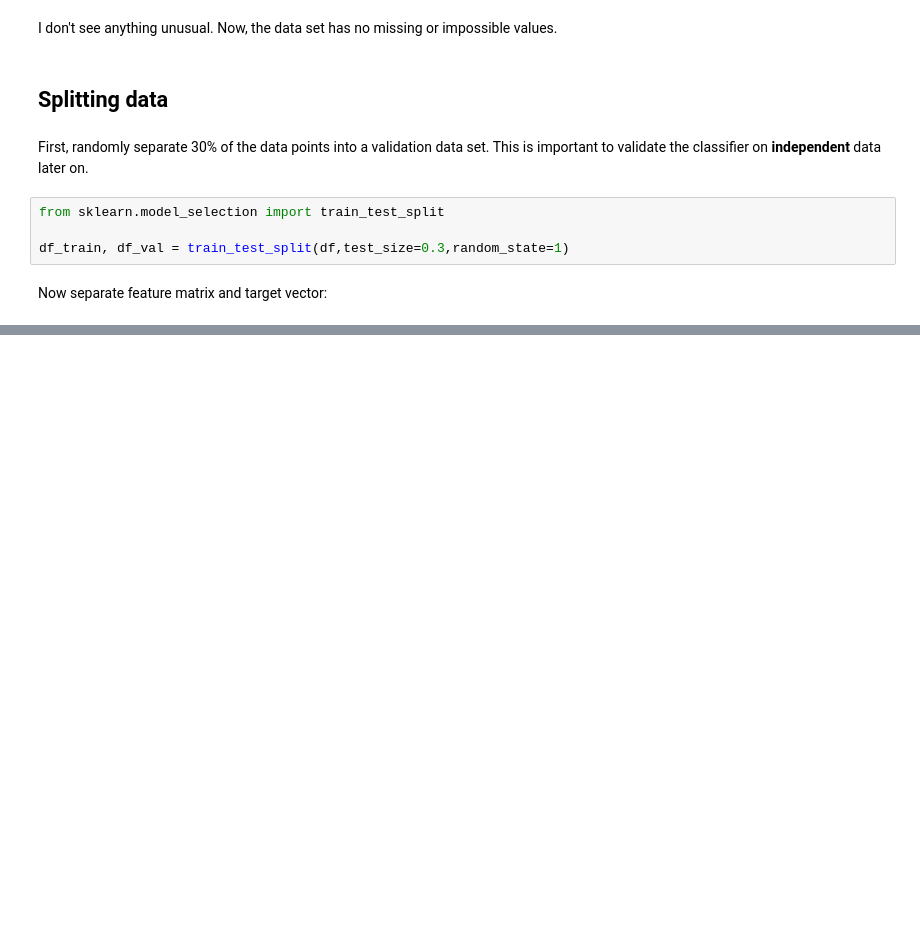
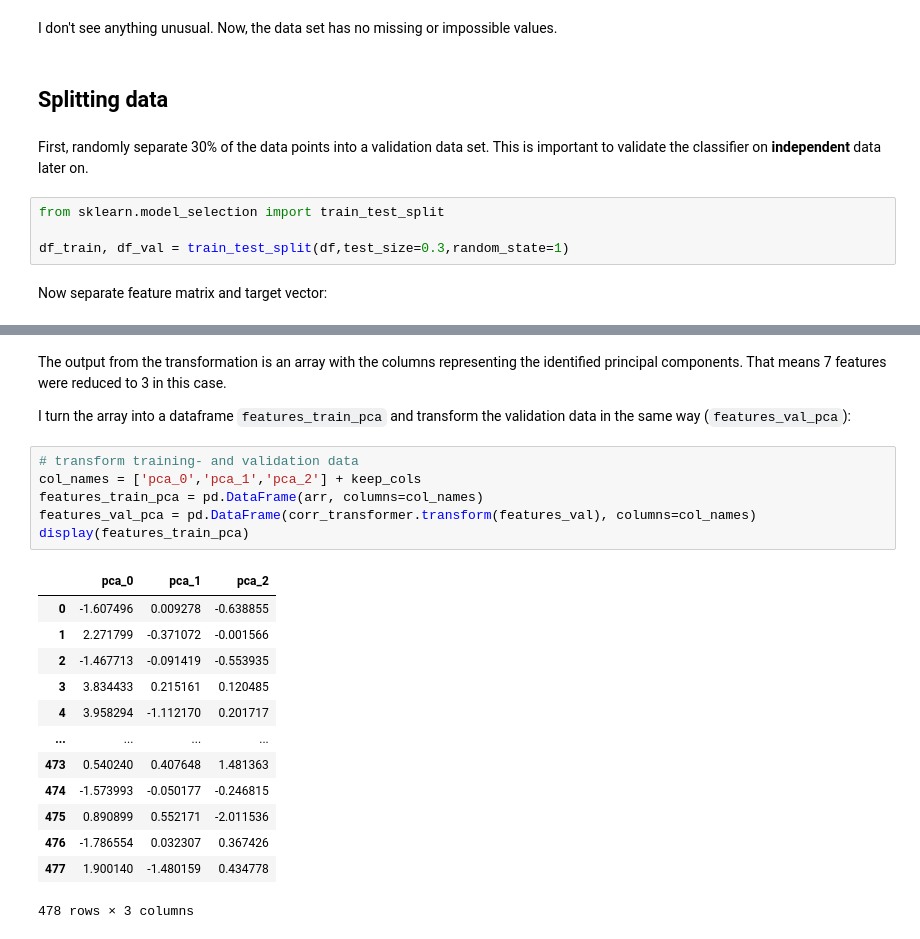
Before and after one commit to verysummer/tumor-classification, a Jupyter notebook: Cancer_Classification.ipynb, the cells around one changed output, grey strips where cells are left out. Drawn from its saved outputs; the diff is of its cells as text; blank space fills up the shorter version.

```diff
--- a/Cancer_Classification.ipynb
+++ b/Cancer_Classification.ipynb
@@ -237,0 +280,24 @@ sns.heatmap(corr, mask=np.triu(np.ones_like(corr, dtype=bool)), vmin=-1, vmax=1,
+# %% [markdown]
+The output from the transformation is an array with the columns representing the identified principal components. That means 7 features were reduced to 3 in this case.
+
+I turn the array into a dataframe `features_train_pca` and transform the validation data in the same way (`features_val_pca`):
+# %%
+# transform training- and validation data
+col_names = ['pca_0','pca_1','pca_2'] + keep_cols
+features_train_pca = pd.DataFrame(arr, columns=col_names)
+features_val_pca = pd.DataFrame(corr_transformer.transform(features_val), columns=col_names)
+display(features_train_pca)
+# %% [output]
+|  | pca_0 | pca_1 | pca_2 |
+| 0 | -1.607496 | 0.009278 | -0.638855 |
+| 1 | 2.271799 | -0.371072 | -0.001566 |
+| 2 | -1.467713 | -0.091419 | -0.553935 |
+| 3 | 3.834433 | 0.215161 | 0.120485 |
+| 4 | 3.958294 | -1.112170 | 0.201717 |
+| ... | ... | ... | ... |
+| 473 | 0.540240 | 0.407648 | 1.481363 |
+| 474 | -1.573993 | -0.050177 | -0.246815 |
+| 475 | 0.890899 | 0.552171 | -2.011536 |
+| 476 | -1.786554 | 0.032307 | 0.367426 |
+| 477 | 1.900140 | -1.480159 | 0.434778 |
+478 rows × 3 columns
```
Also changed, not shown: parts of 9 cells of this notebook.
